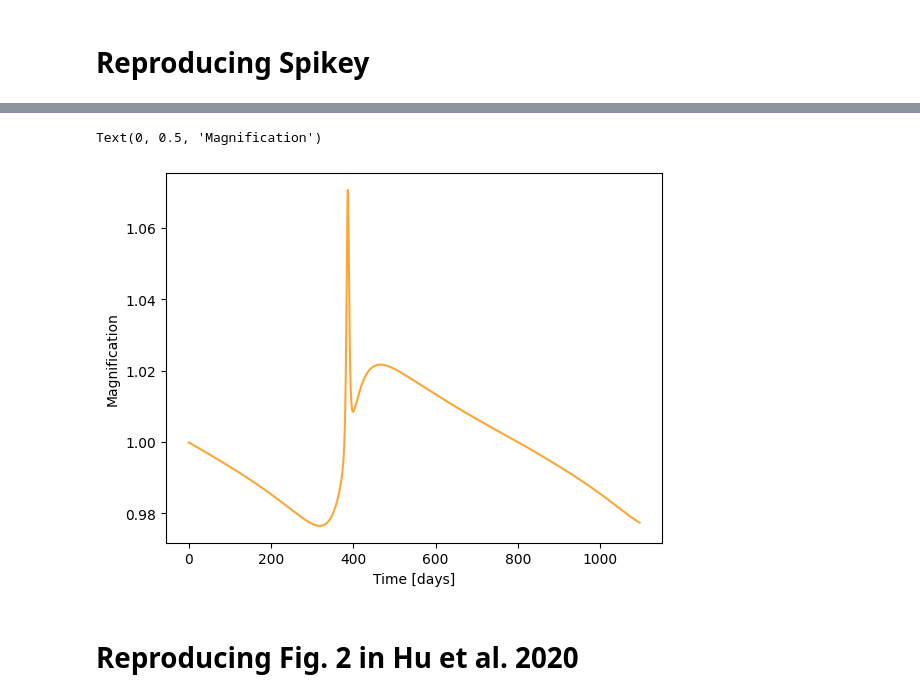
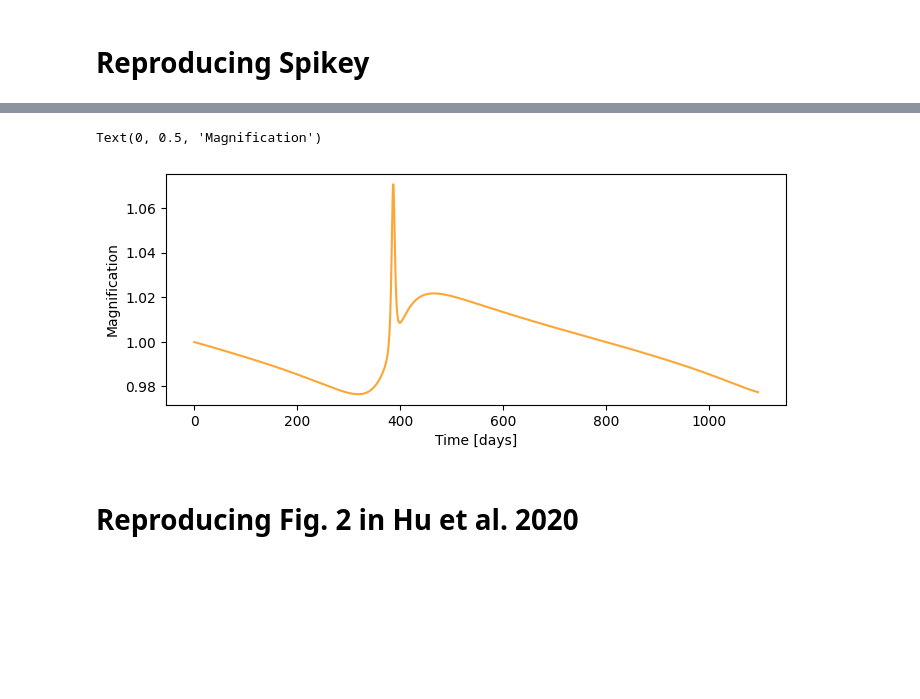
Before and after one commit to IvS-KULeuven/plato_spikey_bayes, a Jupyter notebook: notebooks/testing_smbhb_jax.ipynb, the cells around one changed output, grey strips where cells are left out. Saved outputs shown, nothing was run; the diff lists cells and outputs as text; code cells hidden in the pictures; blank space fills up the shorter version.

```diff
--- a/notebooks/testing_smbhb_jax.ipynb
+++ b/notebooks/testing_smbhb_jax.ipynb
@@ -22,20 +22,20 @@ from smbhb_jax import smbhb_two_masses, _period_observed
 ![image.png](attachment:8f95b278-934b-41e9-8ef8-878e6b50c08c.png)
 # %%
 spikey_params = {
-    'z': 0.918, 't0': 1.050, 'P': 1.144, 'i': jnp.rad2deg(jnp.arccos(0.140)), 'e': 0.524, 'w': jnp.rad2deg(1.477),
+    'z': 0.918, 't0': 1.050, 'P': 1.144, 'i': float(np.rad2deg(jnp.arccos(0.140))), 'e': 0.524, 'w': float(jnp.rad2deg(1.477)),
     'L': 0.89, 'alpha': 2.09, 'vz': 0.0, 'logM1': 7.4, 'logM2': 6.7,
 }
 
 time = jnp.linspace(0, 3*365.25, 2000)
-smbhb_partial = partial(smbhb_two_masses, **spikey_params)
+smbhb_partial = jax.vmap(partial(smbhb_jax, **spikey_params))
 
-fig, ax = plt.subplots()
-ax.plot(time, (jax.vmap(smbhb_partial))(time))
+fig, ax = plt.subplots(figsize=(8, 3))
+ax.plot(time, smbhb_partial(time))
 ax.set_xlabel('Time [days]')
 ax.set_ylabel('Magnification')
 # %% [output]
 Text(0, 0.5, 'Magnification')
-[figure, old version]
+[figure, new version]
 # %% [markdown]
 # Reproducing Fig. 2 in Hu et al. 2020
 # %% [markdown]
```
Also changed, not shown: parts of 3 cells of this notebook, 4 other files.
